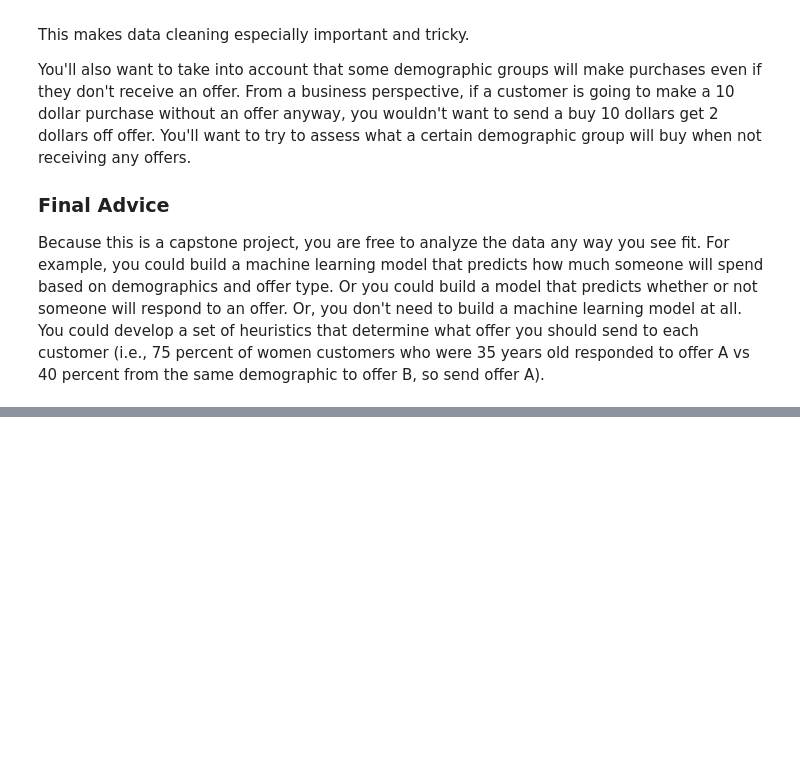
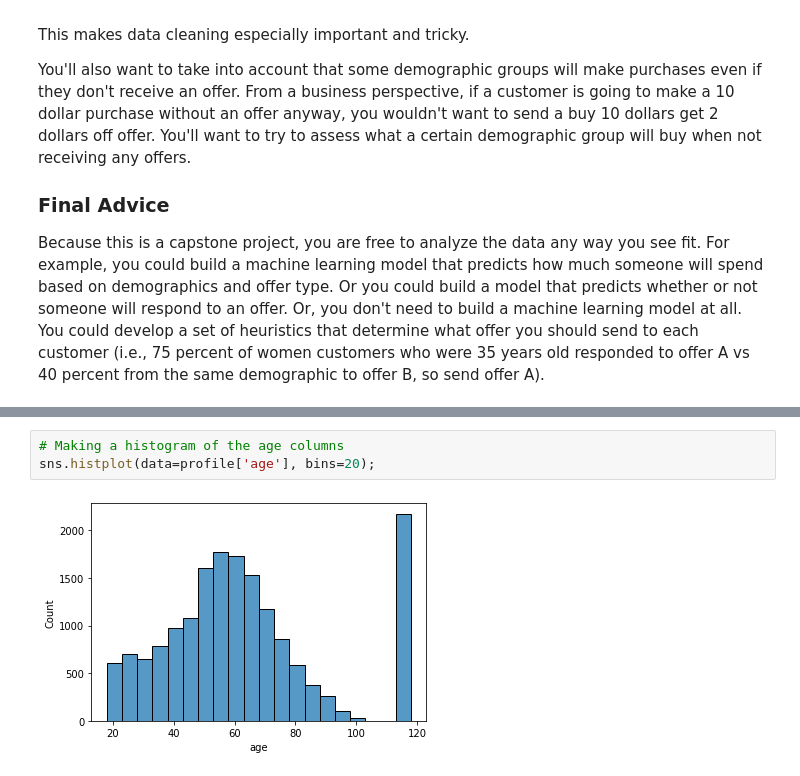
Before and after one commit to Ramshah1/Starbucks-Offers-Analysis, a Jupyter notebook: Starbucks_Capstone_notebook.ipynb, the cells around one changed output, grey strips where cells are left out. Cells and saved outputs as stored; diff of their text form; blank space fills up the shorter version.

```diff
--- a/Starbucks_Capstone_notebook.ipynb
+++ b/Starbucks_Capstone_notebook.ipynb
@@ -92,0 +246,5 @@ pd.__version__
+# %%
+# Making a histogram of the age columns
+sns.histplot(data=profile['age'], bins=20);
+# %% [output]
+[figure, added]
```
Also changed, not shown: parts of 36 cells of this notebook.
